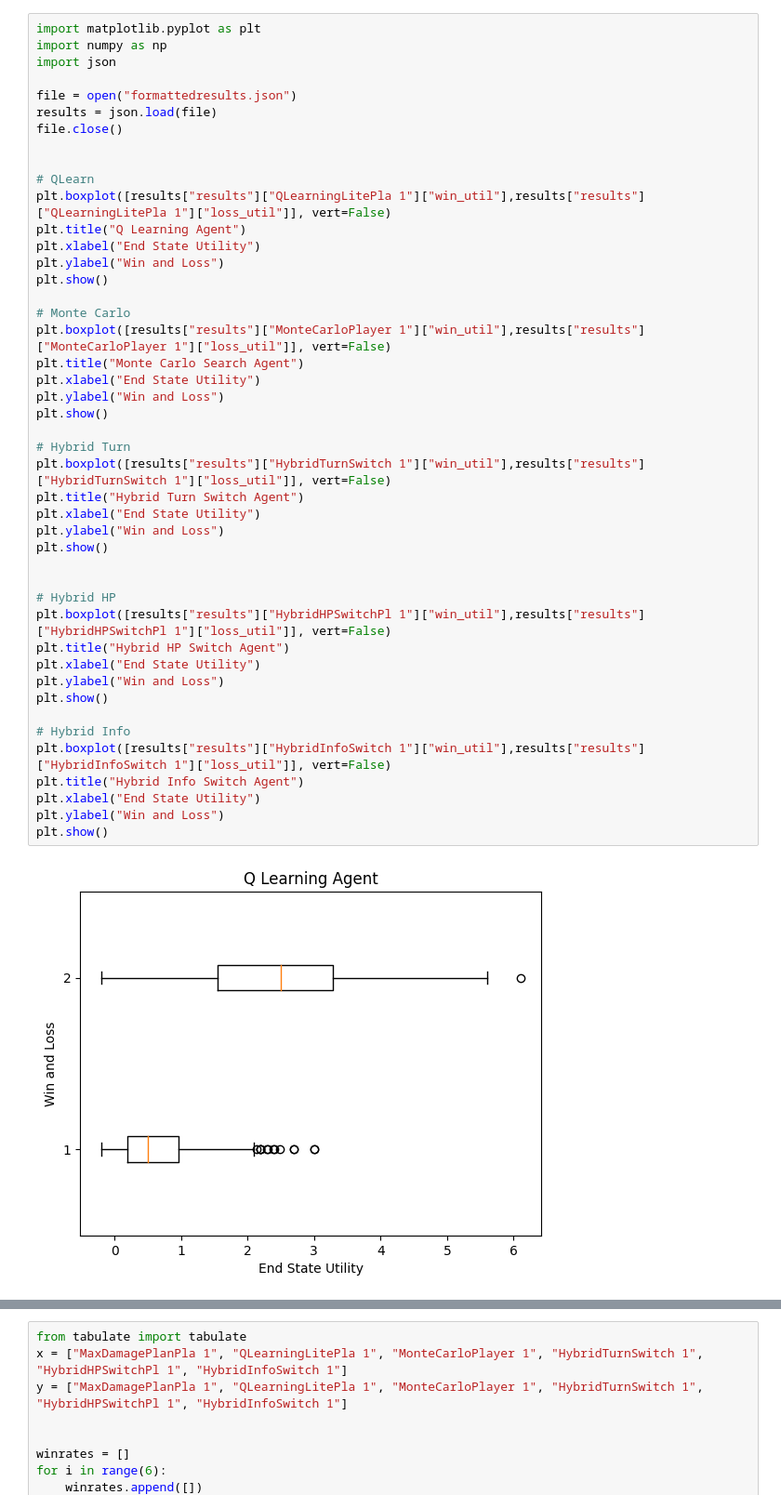
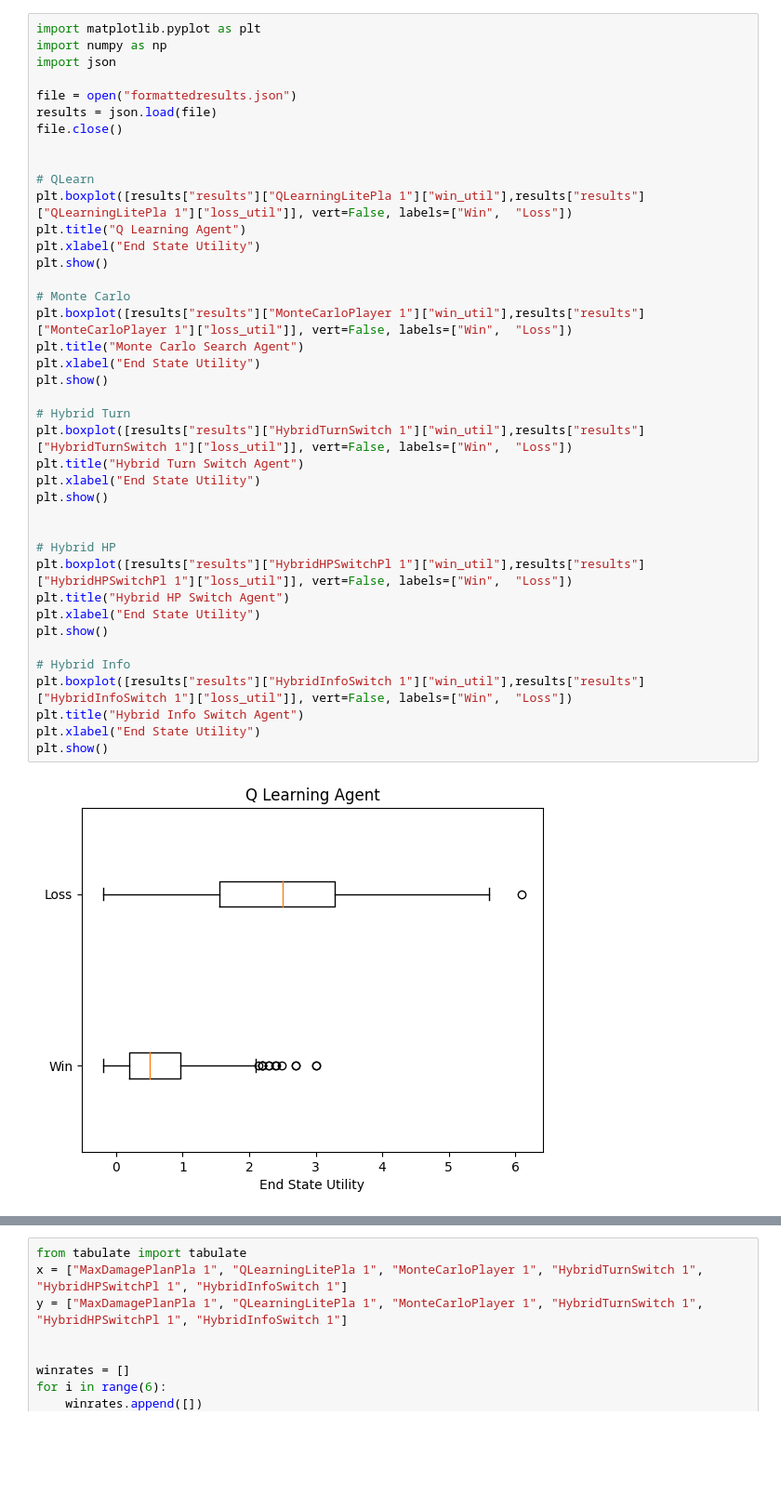
Before and after one commit to CDavis2001/pokemonQMonteCarloBot, a Jupyter notebook: results.ipynb, the cells around one changed output, grey strips where cells are left out. Shown at 93% size. Cells and saved outputs as stored; diff of their text form; blank space fills up the shorter version.

```diff
--- a/results.ipynb
+++ b/results.ipynb
@@ -7,41 +7,36 @@ file = open("formattedresults.json")
 results = json.load(file)
 file.close()
 
 
 # QLearn
-plt.boxplot([results["results"]["QLearningLitePla 1"]["win_util"],results["results"]["QLearningLitePla 1"]["loss_util"]], vert=False)
+plt.boxplot([results["results"]["QLearningLitePla 1"]["win_util"],results["results"]["QLearningLitePla 1"]["loss_util"]], vert=False, labels=["Win",  "Loss"])
 plt.title("Q Learning Agent")
 plt.xlabel("End State Utility")
-plt.ylabel("Win and Loss")
 plt.show()
 
 # Monte Carlo
-plt.boxplot([results["results"]["MonteCarloPlayer 1"]["win_util"],results["results"]["MonteCarloPlayer 1"]["loss_util"]], vert=False)
+plt.boxplot([results["results"]["MonteCarloPlayer 1"]["win_util"],results["results"]["MonteCarloPlayer 1"]["loss_util"]], vert=False, labels=["Win",  "Loss"])
 plt.title("Monte Carlo Search Agent")
 plt.xlabel("End State Utility")
-plt.ylabel("Win and Loss")
 plt.show()
 
 # Hybrid Turn
-plt.boxplot([results["results"]["HybridTurnSwitch 1"]["win_util"],results["results"]["HybridTurnSwitch 1"]["loss_util"]], vert=False)
+plt.boxplot([results["results"]["HybridTurnSwitch 1"]["win_util"],results["results"]["HybridTurnSwitch 1"]["loss_util"]], vert=False, labels=["Win",  "Loss"])
 plt.title("Hybrid Turn Switch Agent")
 plt.xlabel("End State Utility")
-plt.ylabel("Win and Loss")
 plt.show()
 
 
 # Hybrid HP
-plt.boxplot([results["results"]["HybridHPSwitchPl 1"]["win_util"],results["results"]["HybridHPSwitchPl 1"]["loss_util"]], vert=False)
+plt.boxplot([results["results"]["HybridHPSwitchPl 1"]["win_util"],results["results"]["HybridHPSwitchPl 1"]["loss_util"]], vert=False, labels=["Win",  "Loss"])
 plt.title("Hybrid HP Switch Agent")
 plt.xlabel("End State Utility")
-plt.ylabel("Win and Loss")
 plt.show()
 
 # Hybrid Info
-plt.boxplot([results["results"]["HybridInfoSwitch 1"]["win_util"],results["results"]["HybridInfoSwitch 1"]["loss_util"]], vert=False)
+plt.boxplot([results["results"]["HybridInfoSwitch 1"]["win_util"],results["results"]["HybridInfoSwitch 1"]["loss_util"]], vert=False, labels=["Win",  "Loss"])
 plt.title("Hybrid Info Switch Agent")
 plt.xlabel("End State Utility")
-plt.ylabel("Win and Loss")
 plt.show()
 # %% [output]
-[figure, old version]
+[figure, new version]
```
Also changed, not shown: parts of 1 cell of this notebook, 1 other file.
